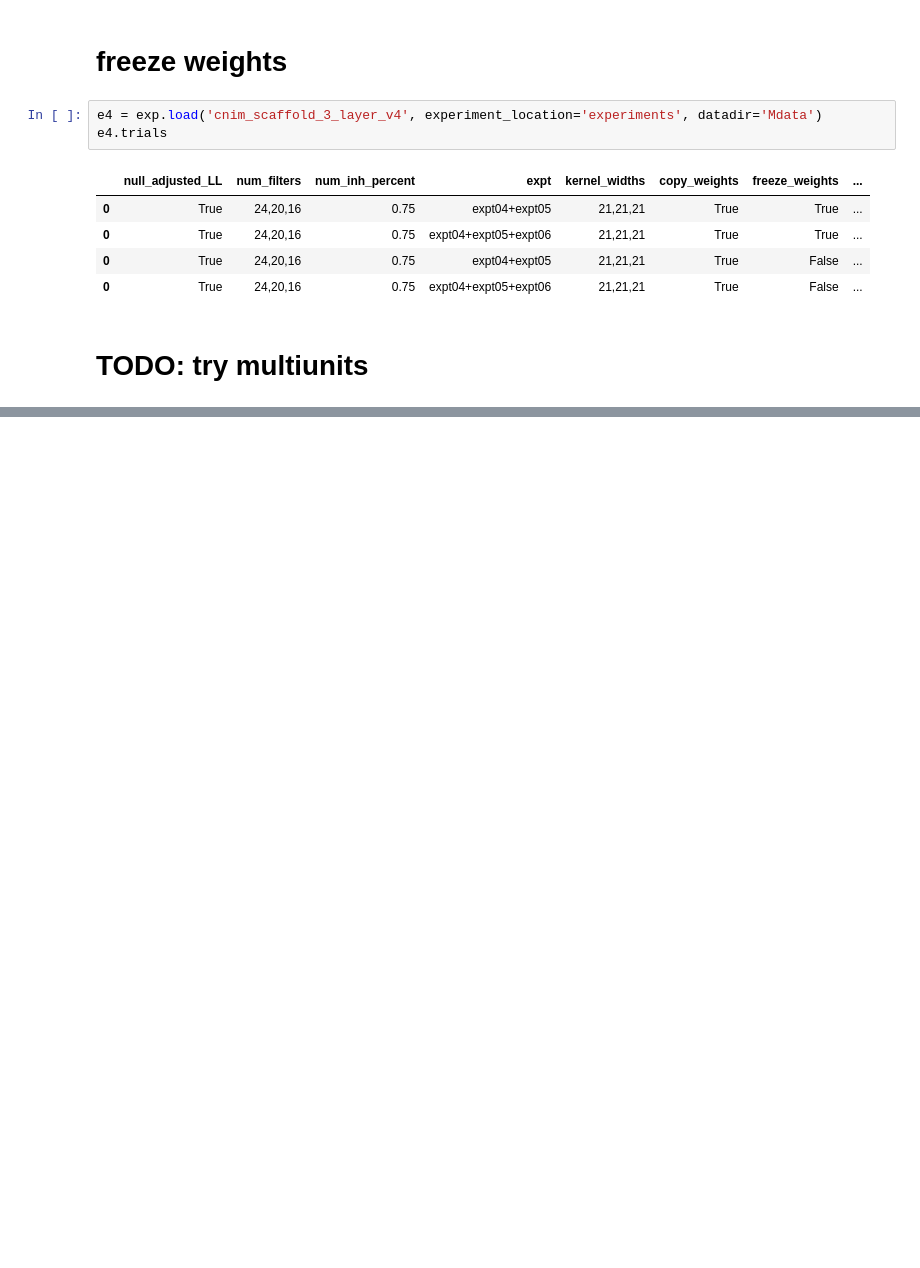
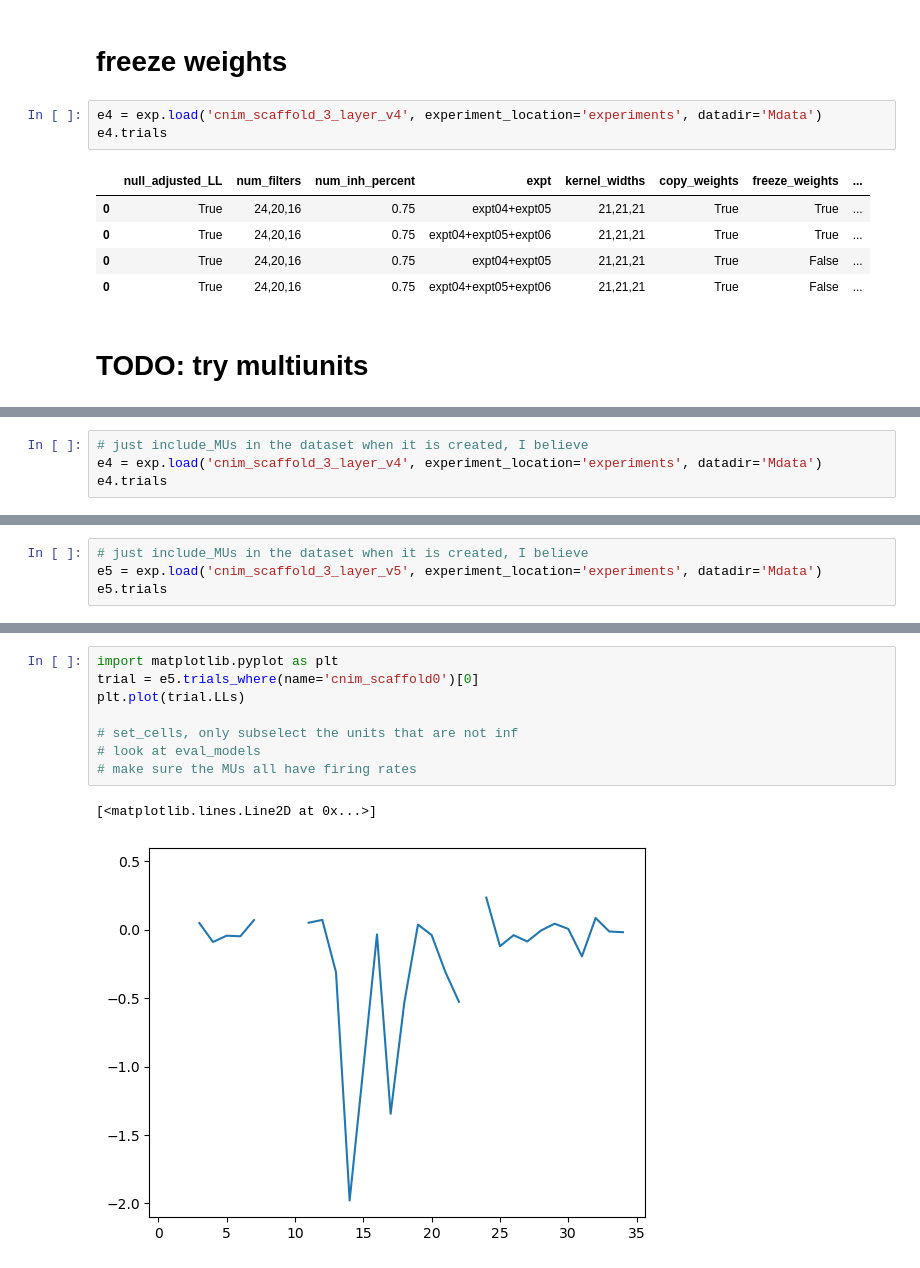
Before and after one commit to NeuroTheoryUMD/mattjac, a Jupyter notebook: v1/02242023.ipynb, the cells around one changed output, grey strips where cells are left out. Saved outputs shown, nothing was run; the diff lists cells and outputs as text; blank space fills up the shorter version.

```diff
--- a/v1/02242023.ipynb
+++ b/v1/02242023.ipynb
@@ -104,0 +101,4 @@ e4.trials
+# %%
+# just include_MUs in the dataset when it is created, I believe
+e4 = exp.load('cnim_scaffold_3_layer_v4', experiment_location='experiments', datadir='Mdata')
+e4.trials
@@ -104,0 +127,4 @@ e4.trials
+# %%
+# just include_MUs in the dataset when it is created, I believe
+e5 = exp.load('cnim_scaffold_3_layer_v5', experiment_location='experiments', datadir='Mdata')
+e5.trials
@@ -104,0 +145,11 @@ e4.trials
+# %%
+import matplotlib.pyplot as plt
+trial = e5.trials_where(name='cnim_scaffold0')[0]
+plt.plot(trial.LLs)
+
+# set_cells, only subselect the units that are not inf
+# look at eval_models
+# make sure the MUs all have firing rates
+# %% [output]
+[<matplotlib.lines.Line2D at 0x...>]
+[figure, added]
```
Also changed, not shown: parts of 7 cells of this notebook, 3 other files.
